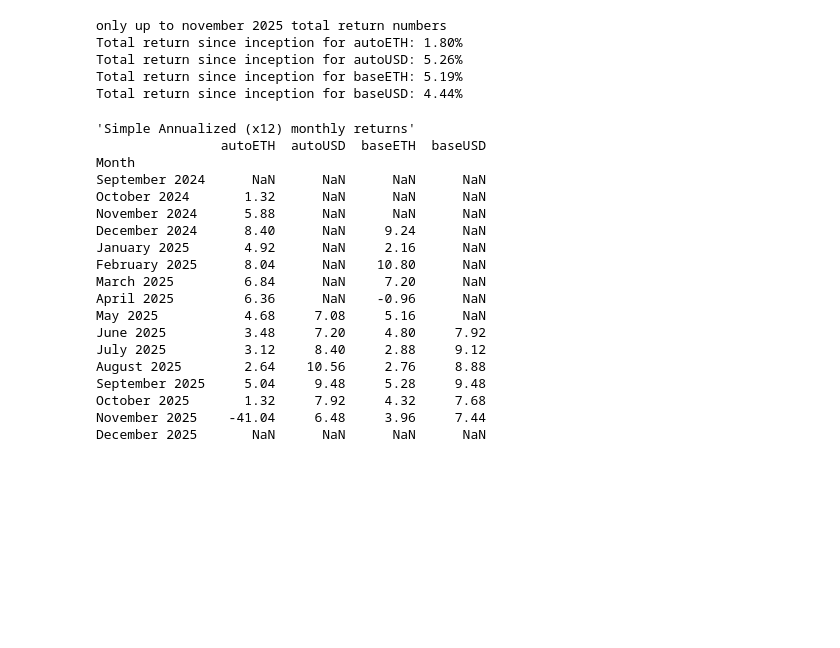
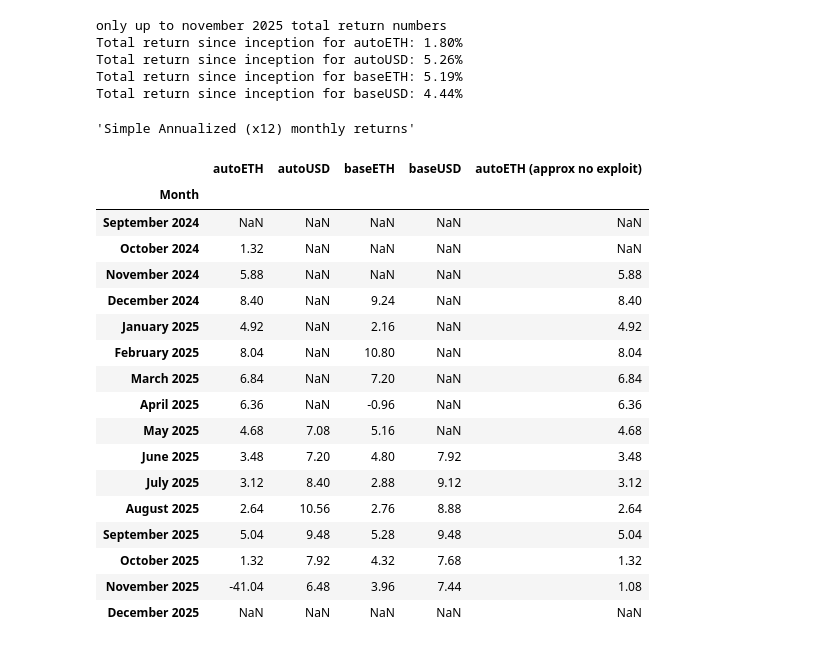
Before and after one commit to Tokemak/v2-rebalance-dashboard, a Jupyter notebook: mainnet_launch/adhoc/monthly_performance_data.ipynb, the cells around one changed output. Drawn from its saved outputs; the diff is of its cells as text; code cells hidden in the pictures; blank space fills up the shorter version.

```diff
--- a/mainnet_launch/adhoc/monthly_performance_data.ipynb
+++ b/mainnet_launch/adhoc/monthly_performance_data.ipynb
@@ -70,0 +69,2 @@ px.line(combined_df)
+# %%
+combined_df = pd.concat([end_of_day_mainnet_eth_df, end_of_day_base_df], axis=1)
@@ -70,0 +86,7 @@ px.line(combined_df)
+# %%
+mask = combined_df.index > pd.Timestamp("2025-11-03", tz="UTC")
+combined_df["autoETH (approx no exploit)"] = combined_df["autoETH"]
+combined_df.loc[
+    mask, "autoETH (approx no exploit)"
+] += 0.037  # .037 approx loss to nav per share beacuse of nov 3 hack on balancer
+combined_df
@@ -82,13 +119,15 @@ for column in monthly_percent_change.columns:
     monthly_percent_change.loc[monthly_percent_change.index[-1], column] = None
 
 monthly_percent_change.index = monthly_percent_change.index.strftime("%B %Y")
-monthly_percent_change = monthly_percent_change[[AUTO_ETH.name, AUTO_USD.name, BASE_ETH.name, BASE_USD.name]]
+monthly_percent_change = monthly_percent_change[
+    [AUTO_ETH.name, AUTO_USD.name, BASE_ETH.name, BASE_USD.name, "autoETH (approx no exploit)"]
+]
 monthly_percent_change = monthly_percent_change.round(2)
 monthly_percent_change.index.name = "Month"
 
 from pprint import pprint
 
 print("First full months, excluding partial last month:")
-pprint(monthly_percent_change)
+monthly_percent_change.to_csv("Monthly Performance Hypothetical no hack.csv")
 # %% [output]
 First full months, excluding partial last month:
@@ -142,24 +164,25 @@ Total return since inception for baseETH: 5.19%
 Total return since inception for baseUSD: 4.44%
 # %%
 pprint("Simple Annualized (x12) monthly returns")
-pprint(monthly_percent_change * 12)
+# pprint(monthly_percent_change * 12)
+monthly_percent_change * 12
 # %% [output]
 'Simple Annualized (x12) monthly returns'
-                autoETH  autoUSD  baseETH  baseUSD
-Month
-September 2024      NaN      NaN      NaN      NaN
-October 2024       1.32      NaN      NaN      NaN
-November 2024      5.88      NaN      NaN      NaN
-December 2024      8.40      NaN     9.24      NaN
-January 2025       4.92      NaN     2.16      NaN
-February 2025      8.04      NaN    10.80      NaN
-March 2025         6.84      NaN     7.20      NaN
-April 2025         6.36      NaN    -0.96      NaN
-May 2025           4.68     7.08     5.16      NaN
-June 2025          3.48     7.20     4.80     7.92
-July 2025          3.12     8.40     2.88     9.12
-August 2025        2.64    10.56     2.76     8.88
-September 2025     5.04     9.48     5.28     9.48
-October 2025       1.32     7.92     4.32     7.68
-November 2025    -41.04     6.48     3.96     7.44
-December 2025       NaN      NaN      NaN      NaN
+|  | autoETH | autoUSD | baseETH | baseUSD | autoETH (approx no exploit) |
+| Month |  |  |  |  |  |
+| September 2024 | NaN | NaN | NaN | NaN | NaN |
+| October 2024 | 1.32 | NaN | NaN | NaN | NaN |
+| November 2024 | 5.88 | NaN | NaN | NaN | 5.88 |
+| December 2024 | 8.40 | NaN | 9.24 | NaN | 8.40 |
+| January 2025 | 4.92 | NaN | 2.16 | NaN | 4.92 |
+| February 2025 | 8.04 | NaN | 10.80 | NaN | 8.04 |
+| March 2025 | 6.84 | NaN | 7.20 | NaN | 6.84 |
+| April 2025 | 6.36 | NaN | -0.96 | NaN | 6.36 |
+| May 2025 | 4.68 | 7.08 | 5.16 | NaN | 4.68 |
+| June 2025 | 3.48 | 7.20 | 4.80 | 7.92 | 3.48 |
+| July 2025 | 3.12 | 8.40 | 2.88 | 9.12 | 3.12 |
+| August 2025 | 2.64 | 10.56 | 2.76 | 8.88 | 2.64 |
+| September 2025 | 5.04 | 9.48 | 5.28 | 9.48 | 5.04 |
+| October 2025 | 1.32 | 7.92 | 4.32 | 7.68 | 1.32 |
+| November 2025 | -41.04 | 6.48 | 3.96 | 7.44 | 1.08 |
+| December 2025 | NaN | NaN | NaN | NaN | NaN |
```
Also changed, not shown: parts of 6 cells of this notebook, 2 other files.
